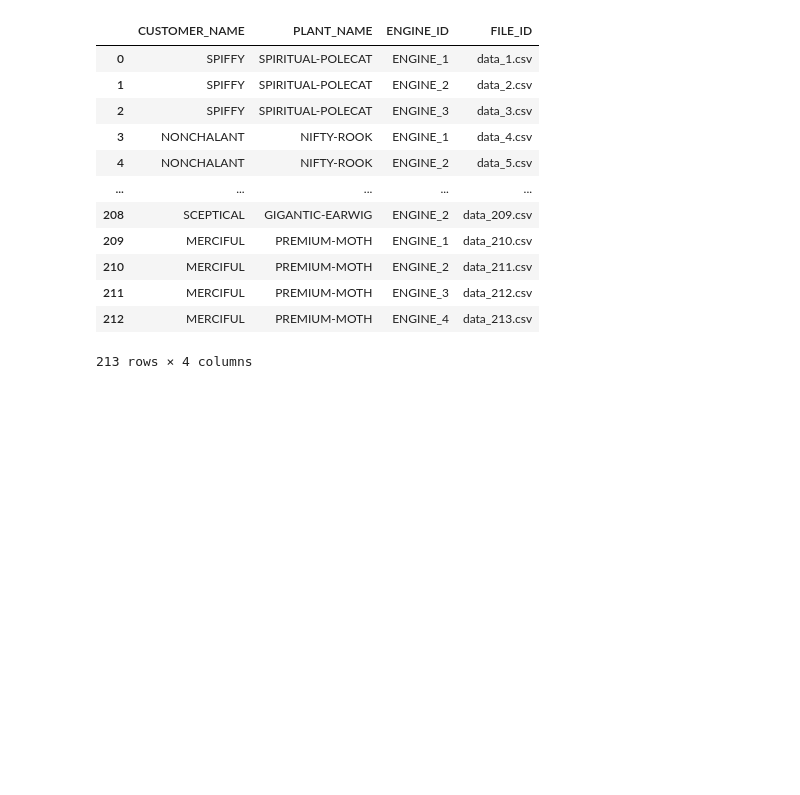
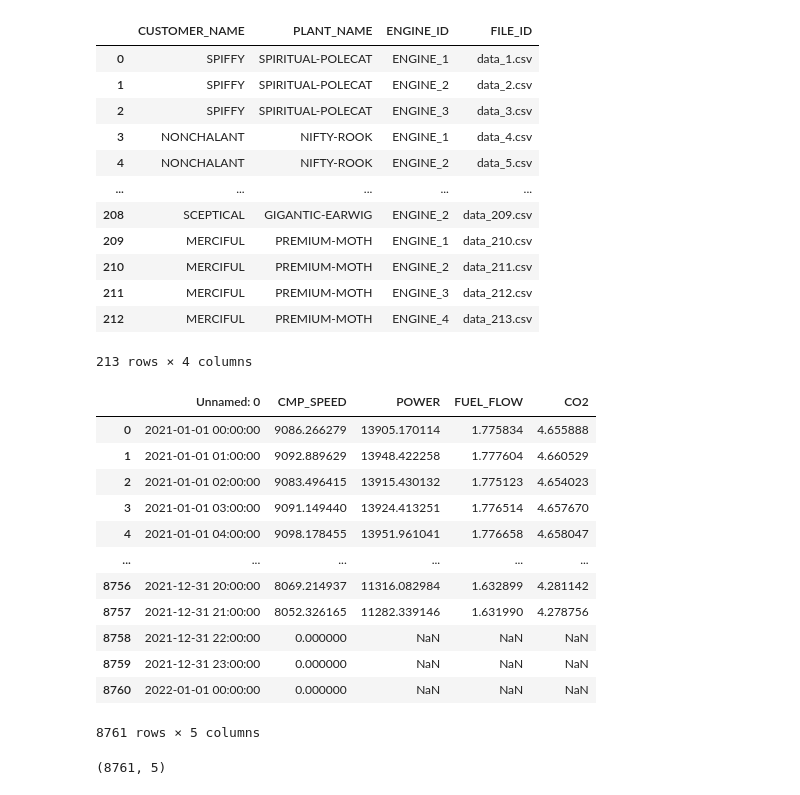
Before and after one commit to Jay4Codes/BakerHughes-DataViz, a Jupyter notebook: code.ipynb, the cells around one changed output. Drawn from its saved outputs; the diff is of its cells as text; code cells hidden in the pictures; blank space fills up the shorter version.

```diff
--- a/code.ipynb
+++ b/code.ipynb
@@ -62,0 +65,20 @@ df1
+# %%
+df[""]
+# %% [output]
+|  | Unnamed: 0 | CMP_SPEED | POWER | FUEL_FLOW | CO2 |
+| 0 | 2021-01-01 00:00:00 | 9086.266279 | 13905.170114 | 1.775834 | 4.655888 |
+| 1 | 2021-01-01 01:00:00 | 9092.889629 | 13948.422258 | 1.777604 | 4.660529 |
+| 2 | 2021-01-01 02:00:00 | 9083.496415 | 13915.430132 | 1.775123 | 4.654023 |
+| 3 | 2021-01-01 03:00:00 | 9091.149440 | 13924.413251 | 1.776514 | 4.657670 |
+| 4 | 2021-01-01 04:00:00 | 9098.178455 | 13951.961041 | 1.776658 | 4.658047 |
+| ... | ... | ... | ... | ... | ... |
+| 8756 | 2021-12-31 20:00:00 | 8069.214937 | 11316.082984 | 1.632899 | 4.281142 |
+| 8757 | 2021-12-31 21:00:00 | 8052.326165 | 11282.339146 | 1.631990 | 4.278756 |
+| 8758 | 2021-12-31 22:00:00 | 0.000000 | NaN | NaN | NaN |
+| 8759 | 2021-12-31 23:00:00 | 0.000000 | NaN | NaN | NaN |
+| 8760 | 2022-01-01 00:00:00 | 0.000000 | NaN | NaN | NaN |
+8761 rows × 5 columns
+# %%
+df2.shape
+# %% [output]
+(8761, 5)
```
Also changed, not shown: parts of 4 cells of this notebook, 19 other files.
